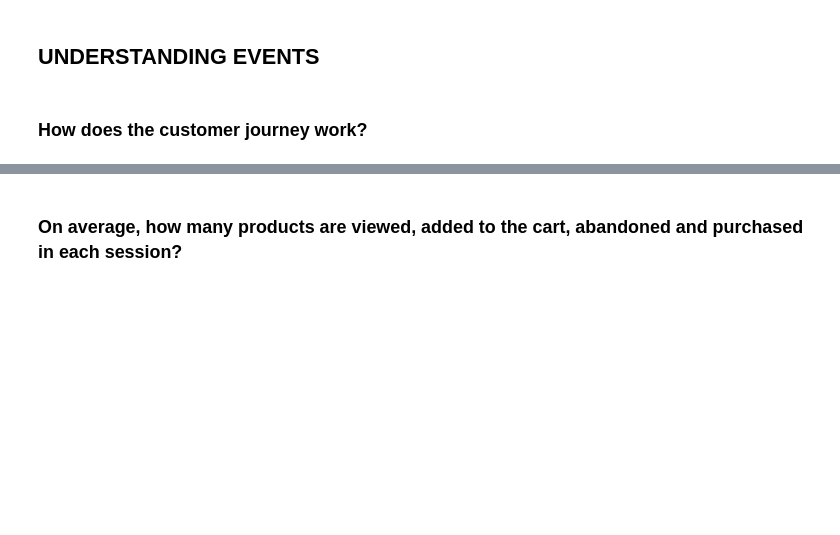
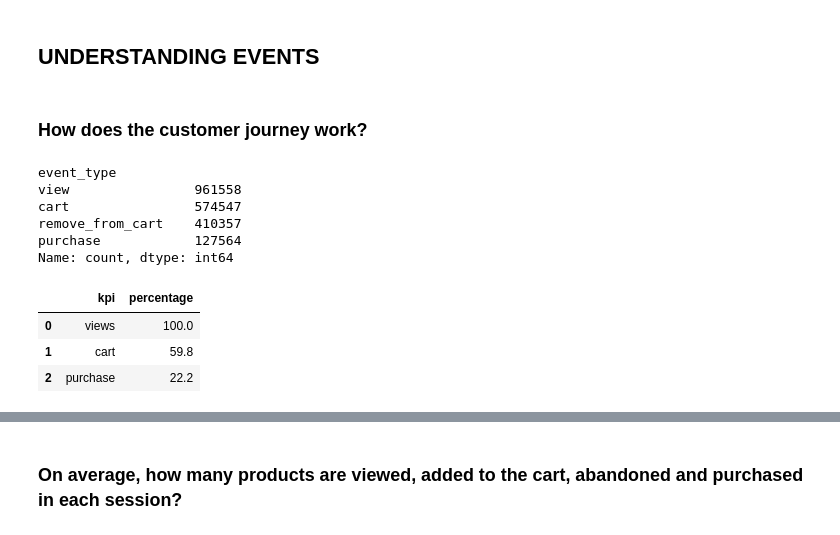
Before and after one commit to javierlopezm/Optimizacion_Ecommerce, a Jupyter notebook: Optimizacion_Ecommerce.ipynb, the cells around one changed output, grey strips where cells are left out. Cells and saved outputs as stored; diff of their text form; code cells hidden in the pictures; blank space fills up the shorter version.

```diff
--- a/Optimizacion_Ecommerce.ipynb
+++ b/Optimizacion_Ecommerce.ipynb
@@ -331,3 +331,31 @@ Name: count, dtype: int64
 ## UNDERSTANDING EVENTS
 # %% [markdown]
 ### How does the customer journey work?
+# %%
+df_ecom_events = df_ecom.event_type.value_counts()
+
+df_ecom_events
+# %% [output]
+event_type
+view                961558
+cart                574547
+remove_from_cart    410357
+purchase            127564
+Name: count, dtype: int64
+# %%
+kpi_views_perc = 100
+
+kpi_cart_perc = (df_ecom_events['cart'] / df_ecom_events['view']) * 100
+
+kpi_removed_perc = (df_ecom_events['remove_from_cart'] / df_ecom_events['cart']) * 100
+
+kpi_purchase_perc = (df_ecom_events['purchase'] / df_ecom_events['cart']) * 100
+
+df_ecom_kpis = pd.DataFrame({'kpi':['views', 'cart', 'purchase'], 'percentage':[kpi_views_perc, kpi_cart_perc, kpi_purchase_perc]}).round(1)
+
+df_ecom_kpis
+# %% [output]
+|  | kpi | percentage |
+| 0 | views | 100.0 |
+| 1 | cart | 59.8 |
+| 2 | purchase | 22.2 |
```
Also changed, not shown: parts of 2 cells of this notebook.
